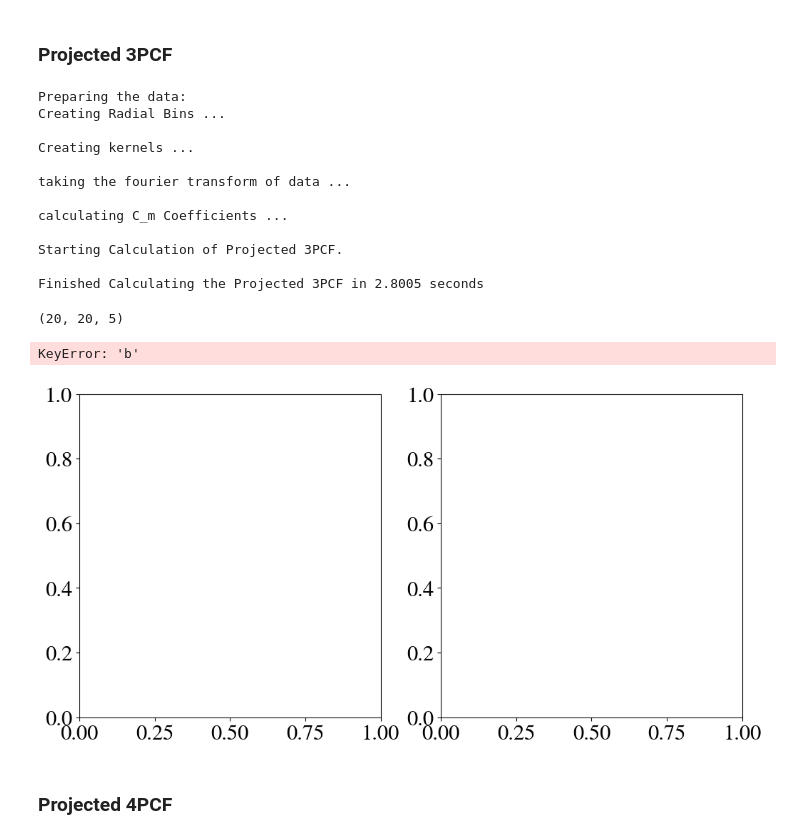
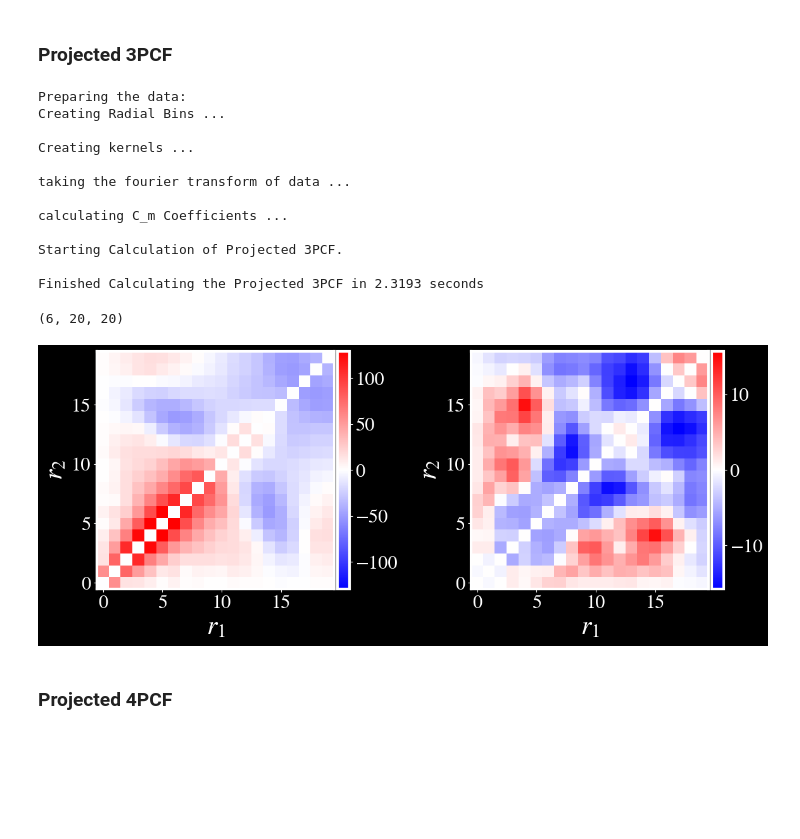
Before and after one commit to James11222/sarabande, a Jupyter notebook: notebooks/Application_Example.ipynb, the cells around one changed output. Drawn from its saved outputs; the diff is of its cells as text; code cells hidden in the pictures; blank space fills up the shorter version.

```diff
--- a/notebooks/Application_Example.ipynb
+++ b/notebooks/Application_Example.ipynb
@@ -74,9 +76,11 @@ From here we can apply SARABANDE to the density field.
 save_dir = os.getcwd() + '/output/'
 
 #create measure_obj
-_3PCF = sarabande.measure(nPCF=3, projected=False, density_field_data = data, save_dir=save_dir, save_name='example', nbins=5, ell_max=1)
+_3PCF = sarabande.measure(nPCF=3, projected=False, density_field_data = data,
+                          save_dir=save_dir, save_name='example', nbins=10, ell_max=2,
+                          physical_boxsize=256, rmin=1e-4, rmax=128)
 
-sarabande.calc_zeta(_3PCF)
+sarabande.calc_zeta(_3PCF, normalize=True)
 # %% [output]
 Preparing the data:
 Creating XYZ Grids for radial bin and ylm creation ...
@@ -124,9 +130,12 @@ we can also calculate the full 4PCF
 save_dir = os.getcwd() + '/output/'
 
 #create measure_obj
-_4PCF = sarabande.measure(nPCF=4, projected=False, density_field_data = data, save_dir=save_dir, save_name='example', nbins=5, ell_max=2)
+_4PCF = sarabande.measure(nPCF=4, projected=False,
+                          density_field_data = data, save_dir=save_dir,
+                          save_name='example', nbins=10, ell_max=2,
+                          physical_boxsize=256, rmin=1e-4, rmax=128)
 
-sarabande.calc_zeta(_4PCF)
+sarabande.calc_zeta(_4PCF, normalize=True)
 # %% [output]
 Preparing the data:
 Creating XYZ Grids for radial bin and ylm creation ...
@@ -200,37 +209,36 @@ calculating C_m Coefficients ...
 
 Starting Calculation of Projected 3PCF.
 
-Finished Calculating the Projected 3PCF in 2.8005 seconds
+Finished Calculating the Projected 3PCF in 2.3193 seconds
 # %%
 np.shape(projected_3PCF.zeta)
 # %% [output]
-(20, 20, 5)
+(6, 20, 20)
 # %%
-m = 2
+m = 3
 
 fig, (ax1,ax2) = plt.subplots(1,2, figsize=(12,6))
-fig.suptitle("Projected 3PCF $$\\zeta_m(\mathrm{b}_1,\mathrm{b}_1)  $$ with $m$ = {}".format(m), fontsize=35)
-im1 = ax1.imshow(projected_3PCF.zeta[:,:, m].real, origin='lower', cmap='bwr',vmin= -np.max(np.abs(projected_3PCF.zeta[:,:,m].real)),vmax= np.max(np.abs(projected_3PCF.zeta[:,:,m].real)))
+# fig.suptitle("Projected 3PCF $$\\zeta_m(\mathrm{b}_1,\mathrm{b}_1)  $$ with $m$ = {}".format(m), fontsize=35)
+im1 = ax1.imshow(projected_3PCF.zeta[m, :,:].real, origin='lower', cmap='bwr',vmin= -np.max(np.abs(projected_3PCF.zeta[m,:,:].real)),vmax= np.max(np.abs(projected_3PCF.zeta[m,:,:].real)))
 divider1 = axgrid.make_axes_locatable(ax1)
 cax1 = divider1.append_axes("right", size='5%', pad=0.05)
 plt.colorbar(im1, cax=cax1)
-ax1.set_title("Real Part")
-ax1.set_xlabel("$\mathrm{b}_1$", fontsize=30)
-ax1.set_ylabel("$\mathrm{b}_2$", fontsize=30)
+# ax1.set_title("Real Part")
+ax1.set_xlabel("$r_1$", fontsize=30)
+ax1.set_ylabel("$r_2$", fontsize=30)
 
-im2 = ax2.imshow(projected_3PCF.zeta[:,:, m].imag, origin='lower', cmap='bwr',vmin= -np.max(np.abs(projected_3PCF.zeta[:,:,m].imag)),vmax= np.max(np.abs(projected_3PCF.zeta[:,:,m].imag)))
+im2 = ax2.imshow(projected_3PCF.zeta[m,:,:].imag, origin='lower', cmap='bwr',vmin= -np.max(np.abs(projected_3PCF.zeta[m,:,:].imag)),vmax= np.max(np.abs(projected_3PCF.zeta[m,:,:].imag)))
 divider2 = axgrid.make_axes_locatable(ax2)
 cax2 = divider2.append_axes("right", size='5%', pad=0.05)
 plt.colorbar(im2, cax=cax2)
-ax2.set_title("Imaginary Part")
-ax2.set_xlabel("$\mathrm{b}_1$", fontsize=30)
-ax2.set_ylabel("$\mathrm{b}_2$", fontsize=30)
+# ax2.set_title("Imaginary Part")
+ax2.set_xlabel("$r_1$", fontsize=30)
+ax2.set_ylabel("$r_2$", fontsize=30)
 
 fig.tight_layout()
 plt.show()
 # %% [output]
-KeyError: 'b'
-[figure, old version]
+[figure, new version]
 # %% [markdown]
 ### Projected 4PCF
 # %%
```
Also changed, not shown: parts of 8 cells of this notebook, 20 other files.
